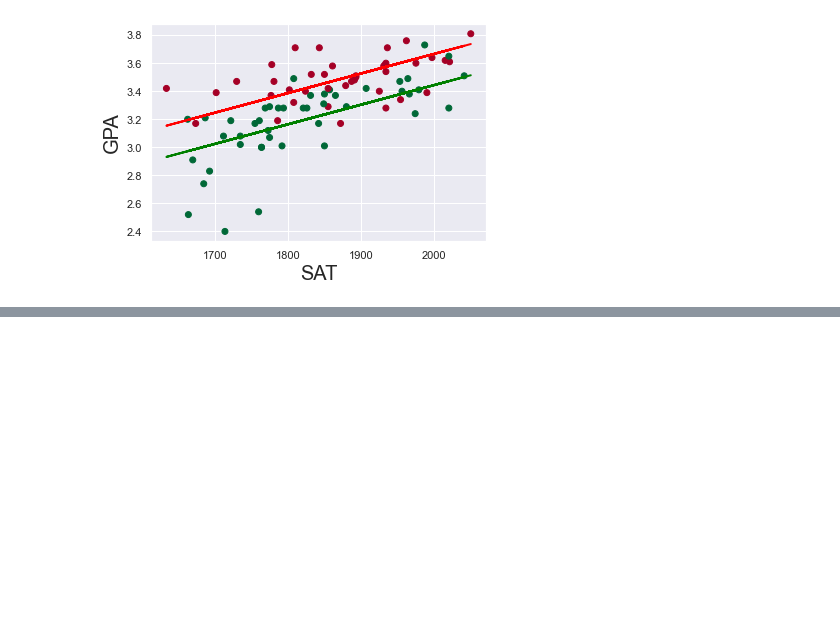
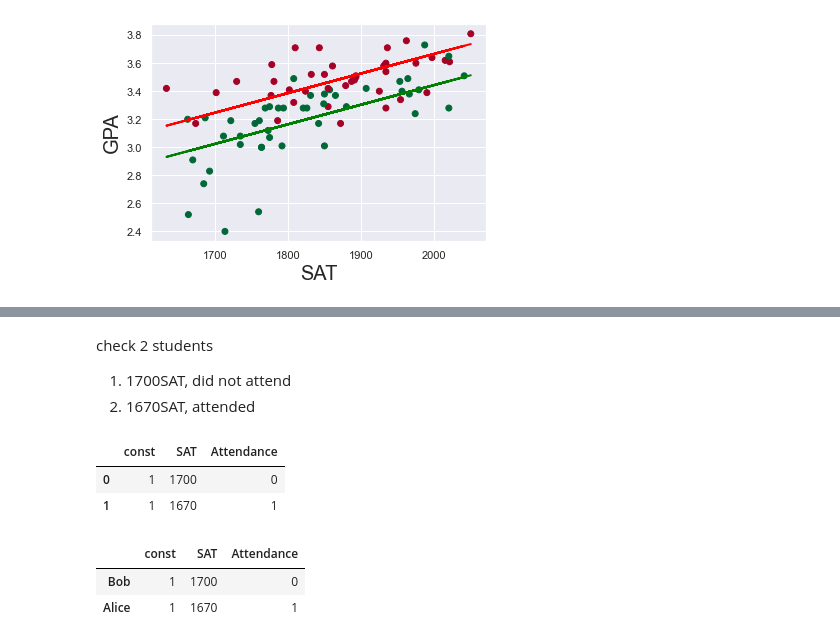
Before and after one commit to mekchou/UdemyDSBootcamp, a Jupyter notebook: Sec33/L203CatagoricalDataDummyVariables.ipynb, the cells around one changed output, grey strips where cells are left out. Drawn from its saved outputs; the diff is of its cells as text; code cells hidden in the pictures; blank space fills up the shorter version.

```diff
--- a/Sec33/L203CatagoricalDataDummyVariables.ipynb
+++ b/Sec33/L203CatagoricalDataDummyVariables.ipynb
@@ -115,0 +134,18 @@ plt.show()
+# %% [markdown]
+check 2 students
+1. 1700SAT, did not attend
+2. 1670SAT, attended
+# %%
+new_data = pd.DataFrame({'const':1, 'SAT': [1700,1670], 'Attendance':[0,1]})
+new_data = new_data[['const','SAT','Attendance']]
+new_data
+# %% [output]
+|  | const | SAT | Attendance |
+| 0 | 1 | 1700 | 0 |
+| 1 | 1 | 1670 | 1 |
+# %%
+new_data.rename(index={0:'Bob',1:'Alice'})
+# %% [output]
+|  | const | SAT | Attendance |
+| Bob | 1 | 1700 | 0 |
+| Alice | 1 | 1670 | 1 |
```
Also changed, not shown: parts of 6 cells of this notebook, 1 other file.
